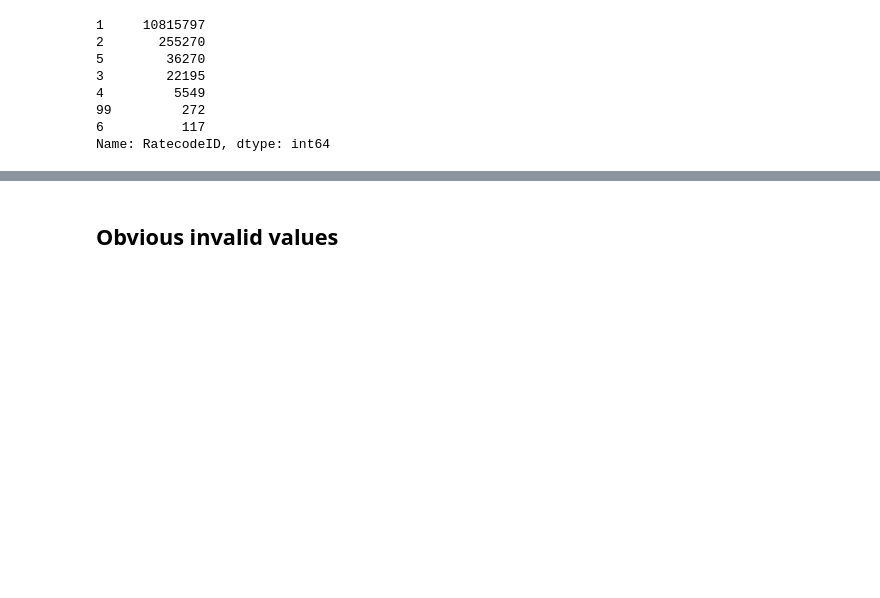
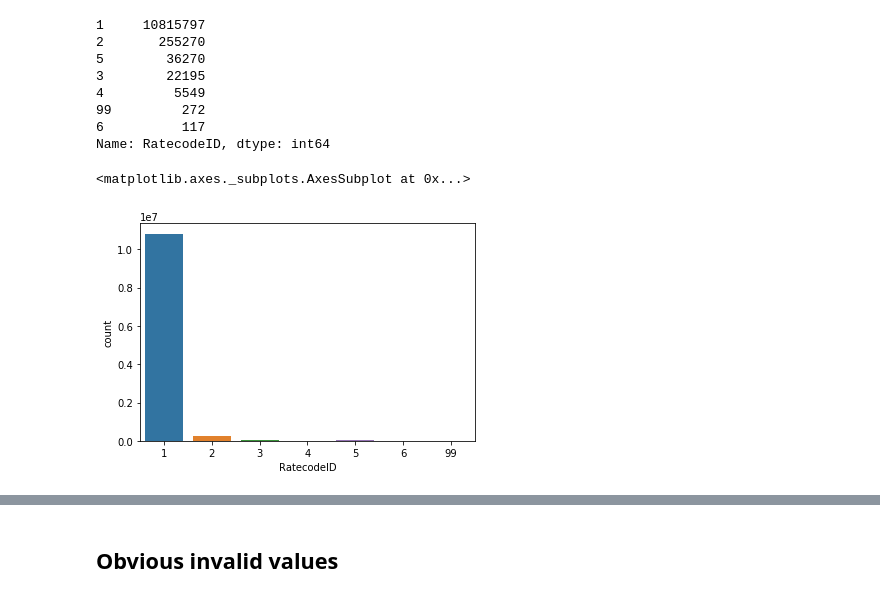
Before and after one commit to Sitorias/TaxiPrediction, a Jupyter notebook: Data_cleaning.ipynb, the cells around one changed output, grey strips where cells are left out. Saved outputs shown, nothing was run; the diff lists cells and outputs as text; code cells hidden in the pictures; blank space fills up the shorter version.

Commit message:
add new data cleaning

```diff
--- a/Data_cleaning.ipynb
+++ b/Data_cleaning.ipynb
@@ -8,7 +8,8 @@ import seaborn as sns
 import matplotlib.pyplot as plt
 # %%
 # read data in memory
-data = pd.read_csv("C:\\Users\\Leo\\TaxiData\\train.csv",index_col=0)
+#data = pd.read_csv("C:\\Users\\Leo\\TaxiData\\train.csv",index_col=0)
+data = pd.read_csv("train.csv")
 # %%
 data.RatecodeID.value_counts()
 # %% [output]
@@ -20,3 +21,8 @@ data.RatecodeID.value_counts()
 99         272
 6          117
 Name: RatecodeID, dtype: int64
+# %%
+sns.countplot(data.RatecodeID)
+# %% [output]
+<matplotlib.axes._subplots.AxesSubplot at 0x...>
+[figure, added]
```
Also changed, not shown: parts of 37 cells of this notebook.
